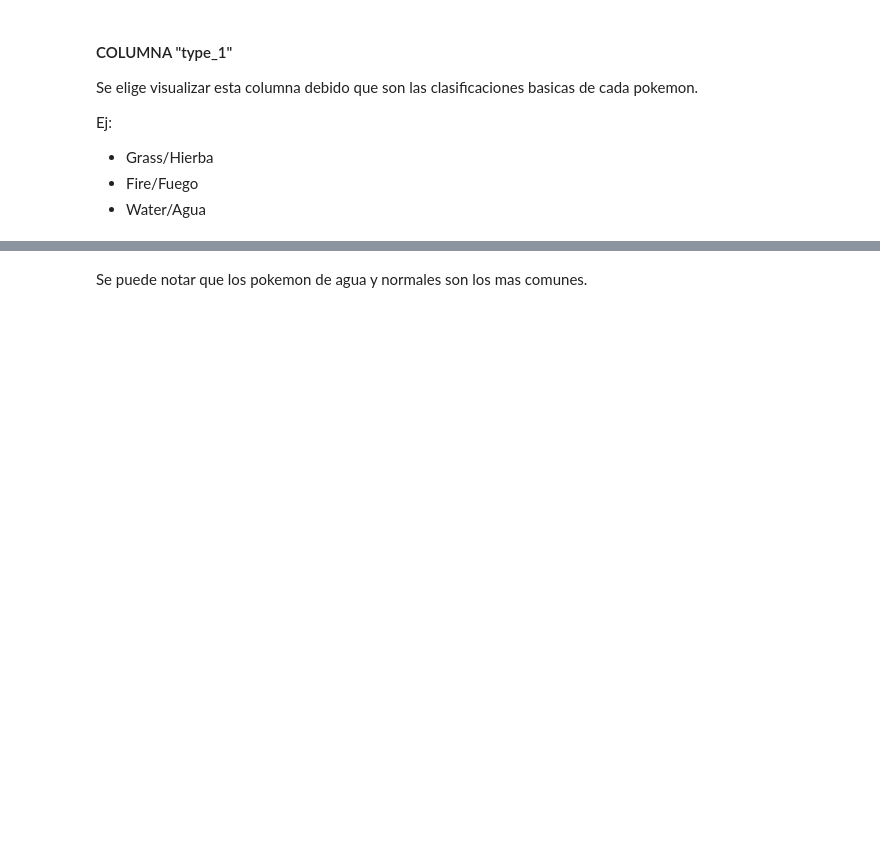
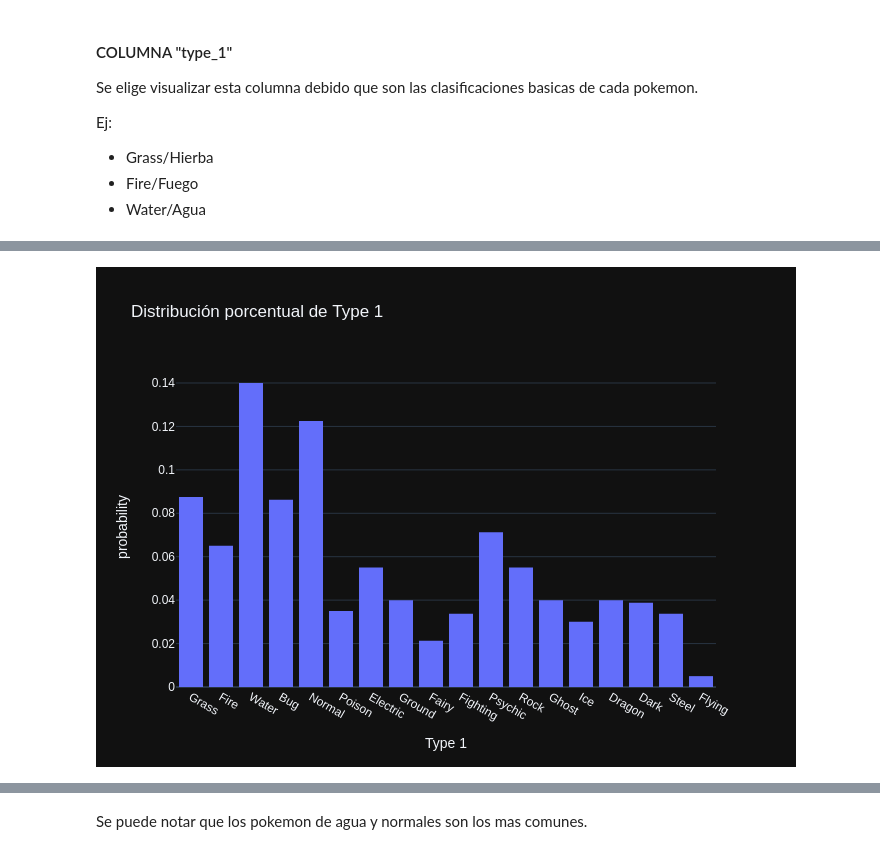
Before and after one commit to gdarias1987/Datascients-Coderhouse, a Jupyter notebook: Entrega1Arias.ipynb, the cells around one changed output, grey strips where cells are left out. Cells and saved outputs as stored; diff of their text form; code cells hidden in the pictures; blank space fills up the shorter version.

```diff
--- a/Entrega1Arias.ipynb
+++ b/Entrega1Arias.ipynb
@@ -253,7 +254,8 @@ fig = px.histogram(df,
                    x="type_1",
                    histnorm="probability",
                    labels = dict(count="A", type_1="Type 1"),
-                   title="Distribución porcentual de Type 1"
+                   title="Distribución porcentual de Type 1",
                    )
-fig.show()
+# fig.show()
+fig.show("png")
 # %% [output]
@@ -261,3 +262,4 @@ fig.show()
+[figure, added]
 # %%
 fig = px.histogram(df,
                    x="type_1",
```
Also changed, not shown: parts of 19 cells of this notebook.
